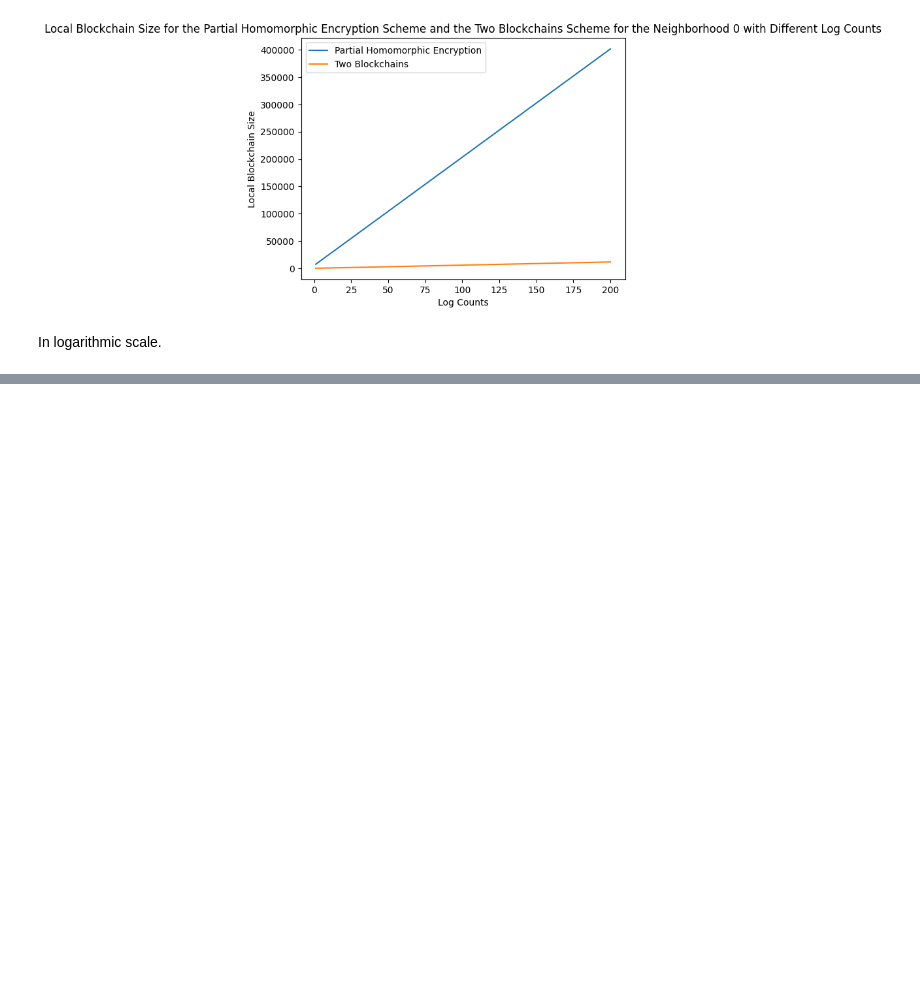
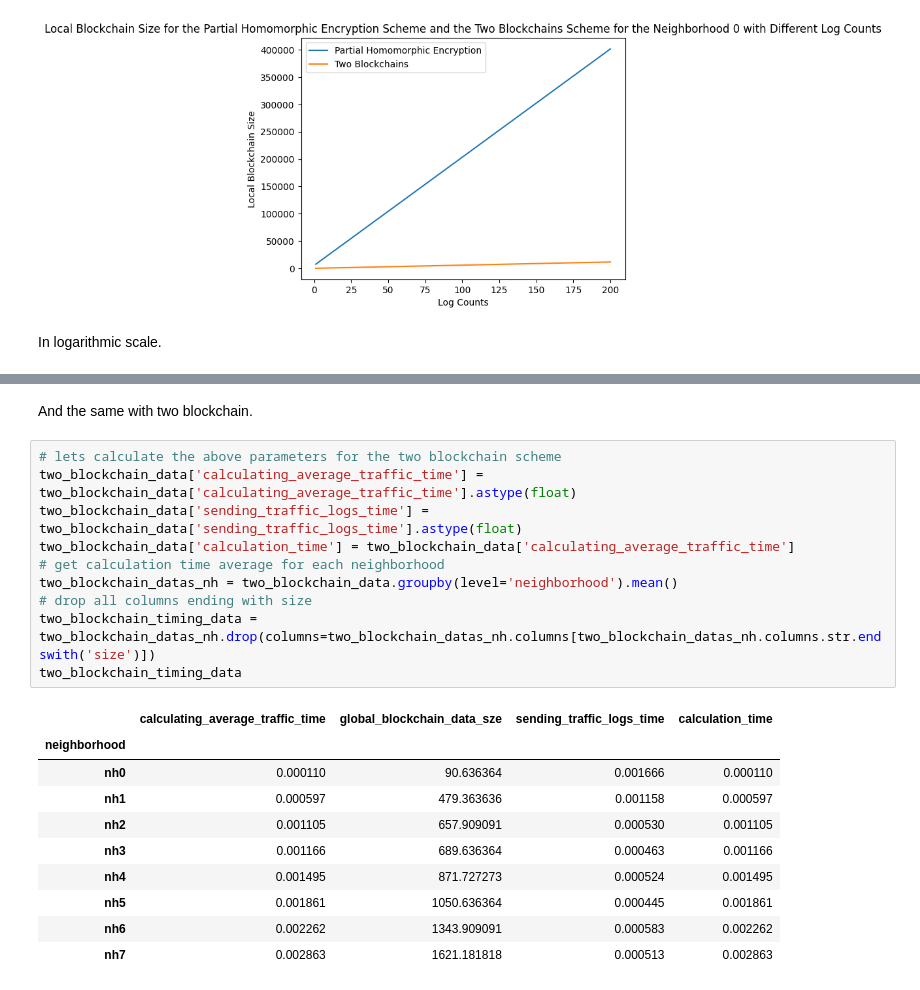
Before and after one commit to parsanoori/VANET-Privacy-Oriented-Traffic-Data, a Jupyter notebook: EvaluateResults.ipynb, the cells around one changed output, grey strips where cells are left out. Saved outputs shown, nothing was run; the diff lists cells and outputs as text; blank space fills up the shorter version.

```diff
--- a/EvaluateResults.ipynb
+++ b/EvaluateResults.ipynb
@@ -223,0 +296,23 @@ plt.show()
+# %% [markdown]
+And the same with two blockchain.
+# %%
+# lets calculate the above parameters for the two blockchain scheme
+two_blockchain_data['calculating_average_traffic_time'] = two_blockchain_data['calculating_average_traffic_time'].astype(float)
+two_blockchain_data['sending_traffic_logs_time'] = two_blockchain_data['sending_traffic_logs_time'].astype(float)
+two_blockchain_data['calculation_time'] = two_blockchain_data['calculating_average_traffic_time']
+# get calculation time average for each neighborhood
+two_blockchain_datas_nh = two_blockchain_data.groupby(level='neighborhood').mean()
+# drop all columns ending with size
+two_blockchain_timing_data = two_blockchain_datas_nh.drop(columns=two_blockchain_datas_nh.columns[two_blockchain_datas_nh.columns.str.endswith('size')])
+two_blockchain_timing_data
+# %% [output]
+|  | calculating_average_traffic_time | global_blockchain_data_sze | sending_traffic_logs_time | calculation_time |
+| neighborhood |  |  |  |  |
+| nh0 | 0.000110 | 90.636364 | 0.001666 | 0.000110 |
+| nh1 | 0.000597 | 479.363636 | 0.001158 | 0.000597 |
+| nh2 | 0.001105 | 657.909091 | 0.000530 | 0.001105 |
+| nh3 | 0.001166 | 689.636364 | 0.000463 | 0.001166 |
+| nh4 | 0.001495 | 871.727273 | 0.000524 | 0.001495 |
+| nh5 | 0.001861 | 1050.636364 | 0.000445 | 0.001861 |
+| nh6 | 0.002262 | 1343.909091 | 0.000583 | 0.002262 |
+| nh7 | 0.002863 | 1621.181818 | 0.000513 | 0.002863 |
```
Also changed, not shown: parts of 15 cells of this notebook.
